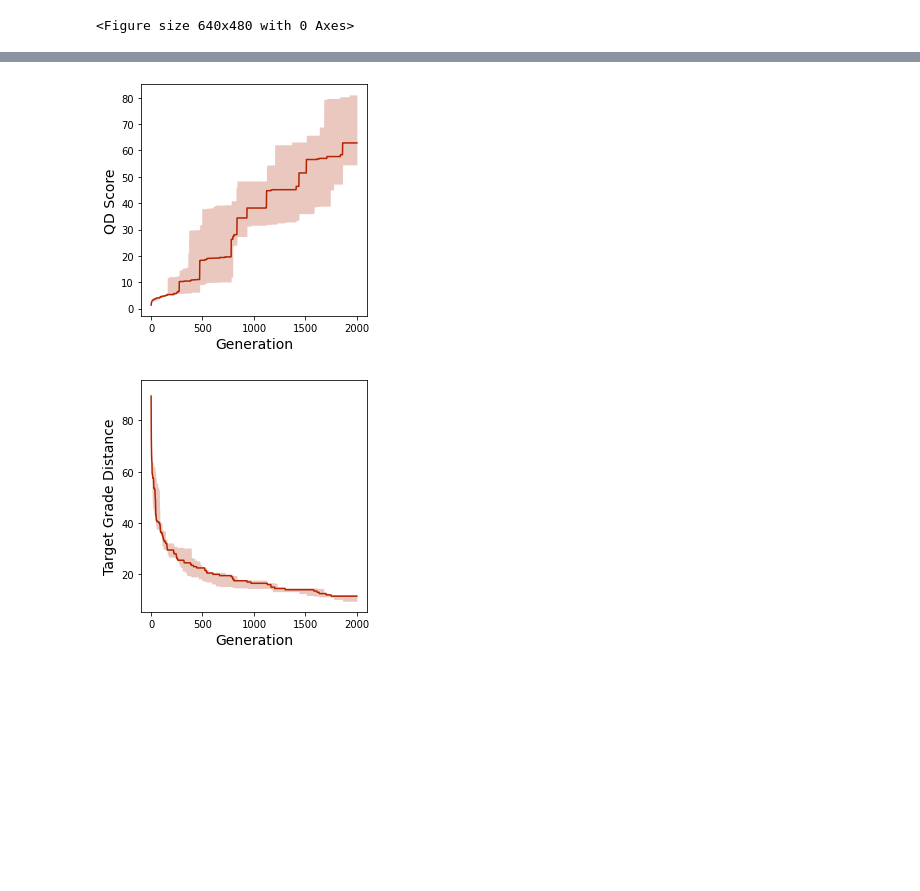
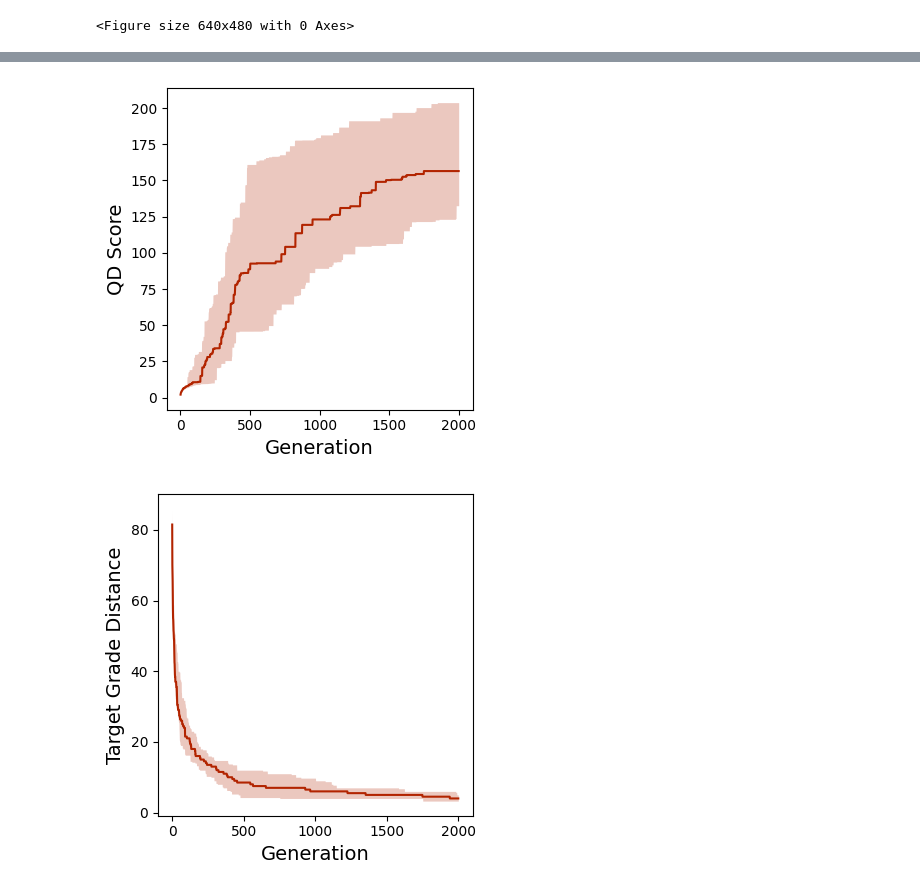
Before and after one commit to DanielTyebkhan/GeneticBoulders, a Jupyter notebook: testing.ipynb, the cells around one changed output, grey strips where cells are left out. Saved outputs shown, nothing was run; the diff lists cells and outputs as text; code cells hidden in the pictures; blank space fills up the shorter version.

Commit message:
update plotting

```diff
--- a/testing.ipynb
+++ b/testing.ipynb
@@ -111,15 +125,15 @@ plt.show()
 # %%
 from util import load_pickle
 from MapElites.me_utils import ME_params_to_route
 from MoonBoardRNN.plotting import plot_route
 from MapElites.tracking import ExperimentAggregator
-path = '/home/tyebkhad/GeneticBoulders/results/V13/aggregator.p'
-agg: ExperimentAggregator = load_pickle(path)
+path = lambda x: f'/home/daniel/Downloads/FinalResults30-20230307T092953Z-001/FinalResults30/{x}/aggregator.p'
+agg: ExperimentAggregator = load_pickle(path('V12'))
 agg.plot_qd_score('tmp.png', True)
 agg.plot_grade_diffs('tmp.png', True)
 # %% [output]
-[figure, old version]
+[figure, new version]
-[figure, old version]
+[figure, new version]
 # %%
 import pickle
 from MapElites.me_utils import ME_params_to_route
```
Also changed, not shown: parts of 2 cells of this notebook, 6 other files.
